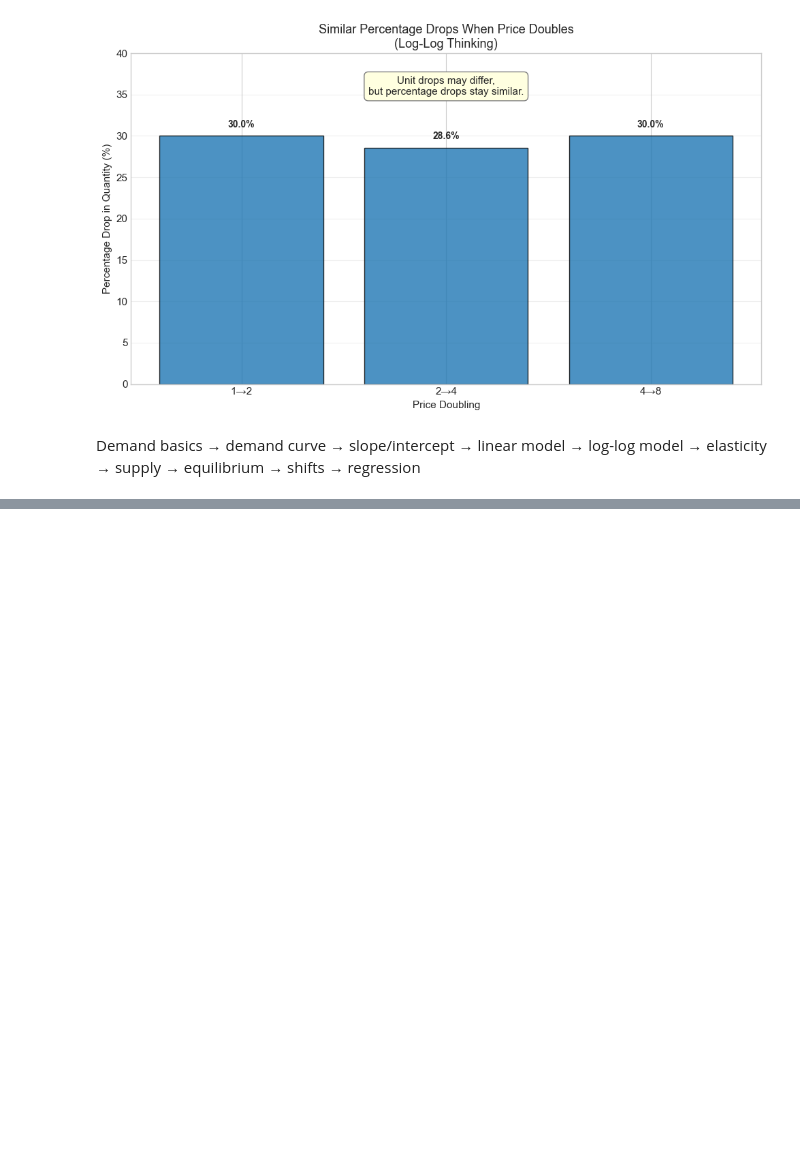
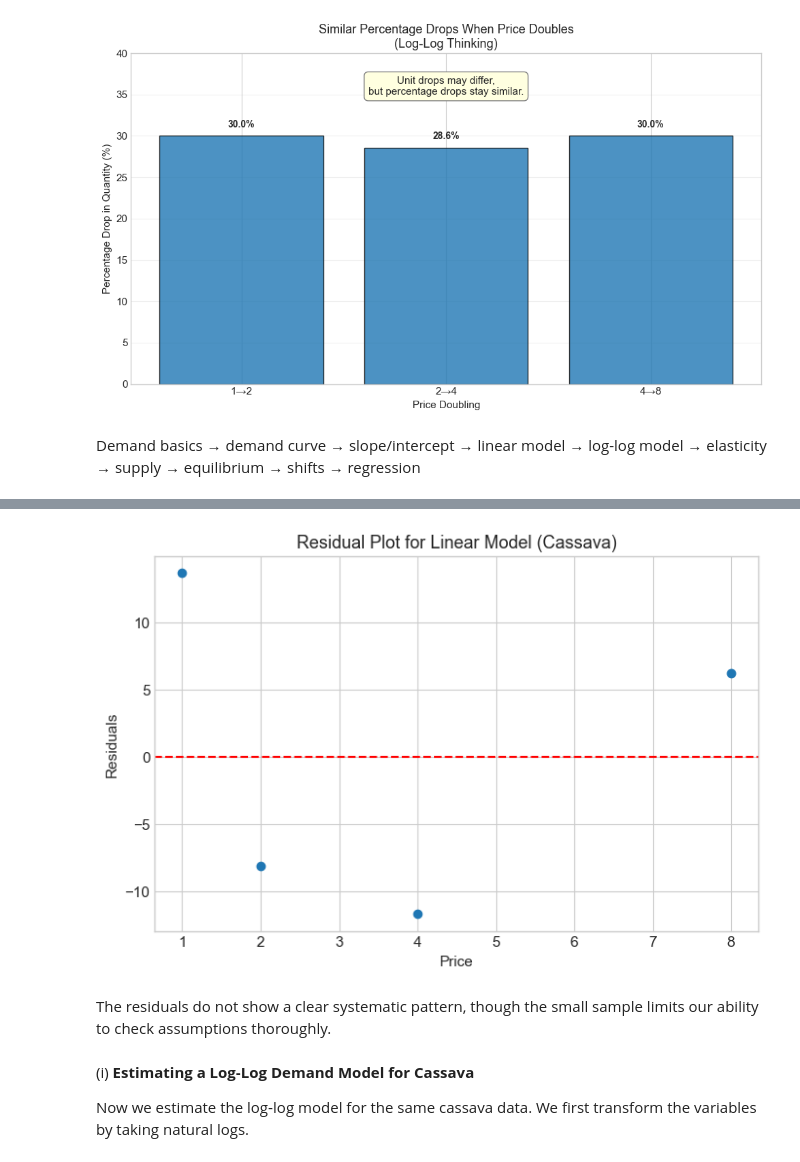
Before and after one commit to nassaraFX/run_models, a Jupyter notebook: pract_skills.ipynb, the cells around one changed output, grey strips where cells are left out. Drawn from its saved outputs; the diff is of its cells as text; code cells hidden in the pictures; blank space fills up the shorter version.

Commit message:
Practical skills; 2.  Linear Regression

```diff
--- a/pract_skills.ipynb
+++ b/pract_skills.ipynb
@@ -1208,0 +1306,16 @@ Demand basics → demand curve → slope/intercept → linear model → log-log
+# %%
+# Cassava data
+data = pd.DataFrame({
+    'P': [1, 2, 4, 8],
+    'Q': [100, 70, 50, 35]
+})
+
+# Add a constant term for the intercept
+X = sm.add_constant(data['P'])  # X now has two columns: const and P
+y = data['Q']
+
+# Fit the linear regression model
+model = sm.OLS(y, X).fit()
+
+# Print the summary
+print(model.summary())
@@ -1208,0 +1377,4 @@ Demand basics → demand curve → slope/intercept → linear model → log-log
+# %%
+data['Predicted'] = model.predict(X)
+data['Residual'] = data['Q'] - data['Predicted']
+print(data[['P', 'Q', 'Predicted', 'Residual']])
@@ -1208,0 +1399,16 @@ Demand basics → demand curve → slope/intercept → linear model → log-log
+# %%
+plt.figure(figsize=(8,5))
+plt.scatter(data['P'], data['Residual'])
+plt.axhline(y=0, color='r', linestyle='--')
+plt.xlabel('Price')
+plt.ylabel('Residuals')
+plt.title('Residual Plot for Linear Model (Cassava)')
+plt.show()
+# %% [output]
+[figure, added]
+# %% [markdown]
+The residuals do not show a clear systematic pattern, though the small sample limits our ability to check assumptions thoroughly.
+# %% [markdown]
+(i) **Estimating a Log‑Log Demand Model for Cassava**
+
+Now we estimate the log‑log model for the same cassava data. We first transform the variables by taking natural logs.
```
Also changed, not shown: parts of 26 cells of this notebook.
